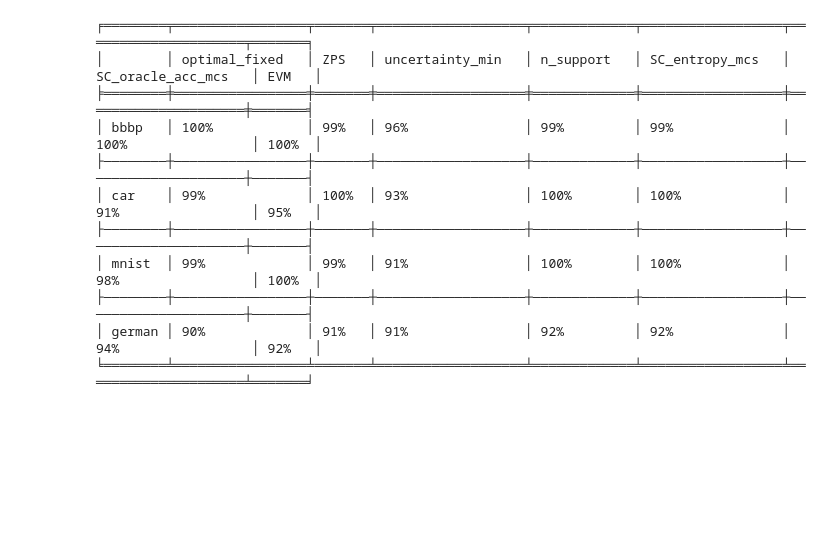
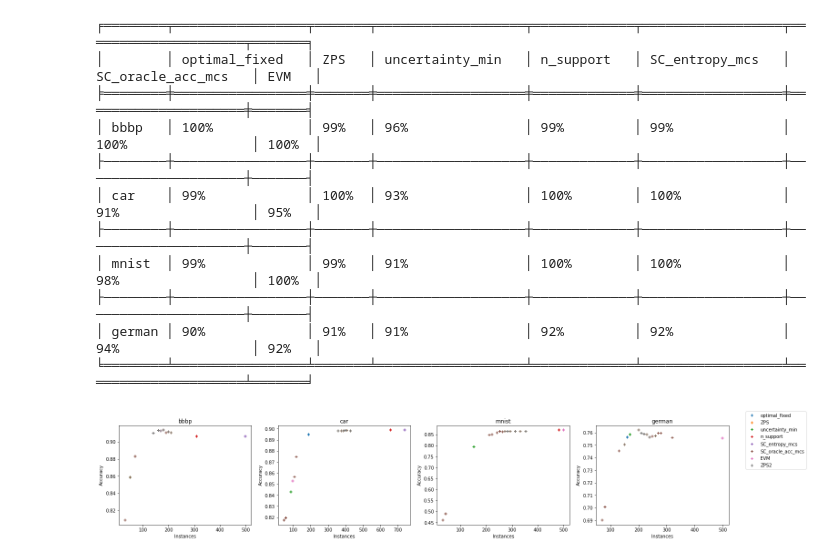
Before and after one commit to zacps/al-stopping-conditions, a Jupyter notebook: stopping3.ipynb, the cells around one changed output. Drawn from its saved outputs; the diff is of its cells as text; code cells hidden in the pictures; blank space fills up the shorter version.

```diff
--- a/stopping3.ipynb
+++ b/stopping3.ipynb
@@ -94,7 +97,8 @@ params = {
 }
 stop_conditions = {
     #f"{f.__name__}": partial(f, **params.get(f.__name__, {})) for f in [ZPS, uncertainty_min, n_support, optimal, optimal_ub, optimal_lb, SC_entropy_mcs, SC_oracle_acc_mcs, EVM, ]#kappa]
-    f"{f.__name__}": partial(f, **params.get(f.__name__, {})) for f in [optimal_fixed, ZPS, uncertainty_min, n_support, SC_entropy_mcs, SC_oracle_acc_mcs, EVM,] #kappa]
+    **{f"{f.__name__}": partial(f, **params.get(f.__name__, {})) for f in [optimal_fixed, ZPS, uncertainty_min, n_support, SC_entropy_mcs, SC_oracle_acc_mcs, EVM]},
+    "ZPS2": partial(ZPS, order=2)
 }
 # %%
 stop_results = {}
@@ -199,3 +255,28 @@ performance(stop_results, results_plots, metric='f1_score')
 ├────────┼─────────────────┼───────┼───────────────────┼─────────────┼──────────────────┼─────────────────────┼───────┤
 │ german │ 90%             │ 91%   │ 91%               │ 92%         │ 92%              │ 94%                 │ 92%   │
 ╘════════╧═════════════════╧═══════╧═══════════════════╧═════════════╧══════════════════╧═════════════════════╧═══════╛
+# %%
+metric = 'accuracy_score'
+perf = {}
+
+for i, dataset in enumerate(stop_results.keys()):
+    perf[dataset] = {}
+    for method in stop_results[dataset].keys():
+        perf[dataset][method] = []
+        for run in stop_results[dataset][method]:
+            perf[dataset][method].append((run, results_plots[i][1][metric][results_plots[i][1].x==run]))
+# %%
+for dataset in stop_results.keys():
+    for method in stop_results[dataset].keys():
+        perf[dataset][method] = np.array(perf[dataset][method])
+# %%
+fig, ax = plt.subplots(1, len(perf.keys()), figsize=(24, 4))
+for i, dataset in enumerate(perf.keys()):
+    for ii, (method, result) in enumerate(perf[dataset].items()):
+        ax[i].scatter(result[:,0], result[:,1], label=method if i == 0 else None, alpha=1, marker='+')
+    ax[i].set_xlabel("Instances")
+    ax[i].set_ylabel("Accuracy")
+    ax[i].set_title(dataset)
+fig.legend();
+# %% [output]
+[figure, added]
```
Also changed, not shown: parts of 9 cells of this notebook, 17 other files.
